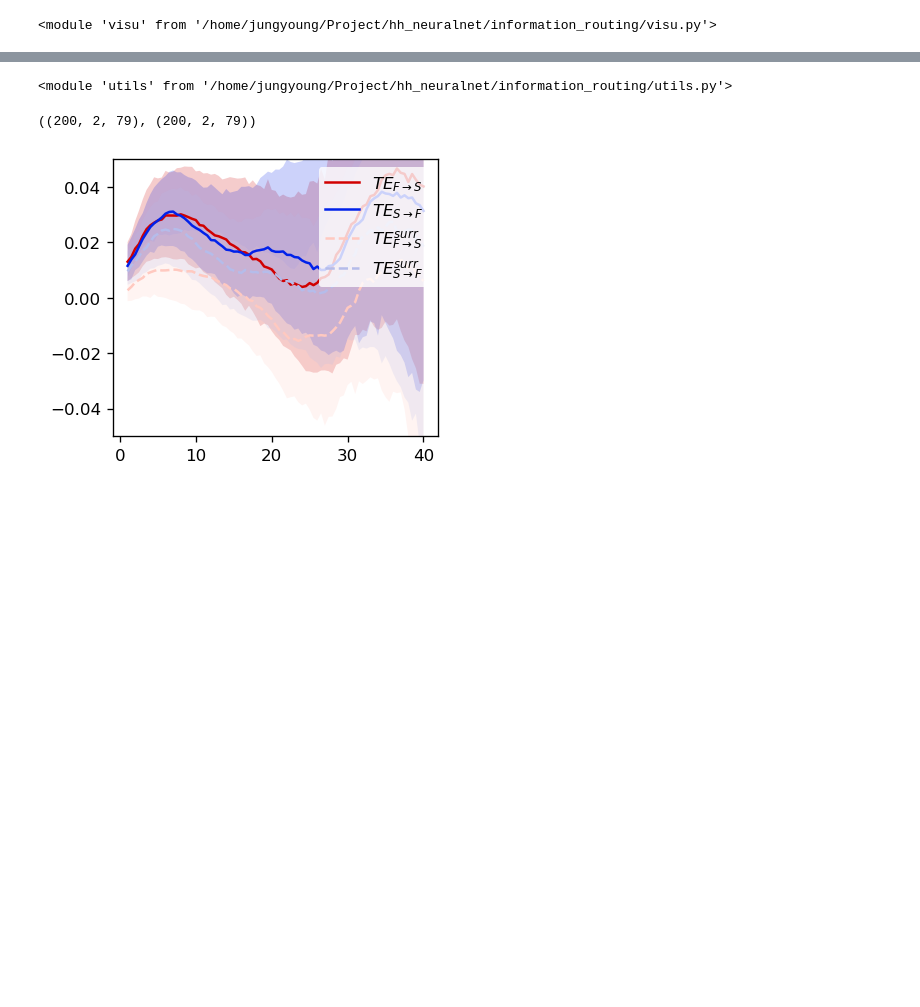
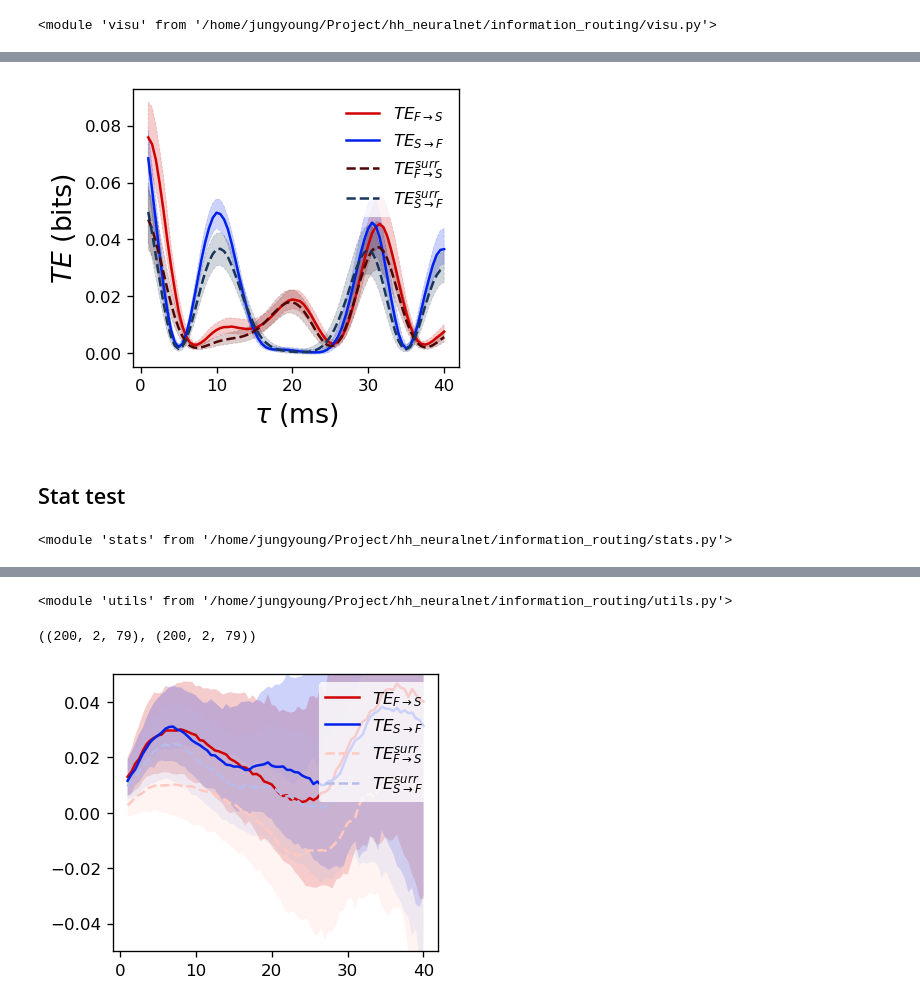
Before and after one commit to jyKim-97/hh_neuralnet, a Jupyter notebook: information_routing/te_result3.ipynb, the cells around one changed output, grey strips where cells are left out. Cells and saved outputs as stored; diff of their text form; code cells hidden in the pictures; blank space fills up the shorter version.

Commit message:
add methods for stat and barcode

```diff
--- a/information_routing/te_result3.ipynb
+++ b/information_routing/te_result3.ipynb
@@ -86,0 +25,14 @@ visu.draw_cfc_indicator(1, yl)
+# %%
+te_data_2d = utils.load_pickle("./data/te_2d_mua_2/te_813.pkl")
+te_data = utils.reduce_te_2d(te_data_2d)
+
+fig = visu.show_te_summary(te_data)
+# %% [output]
+[figure, added]
+# %% [markdown]
+## Stat test
+# %%
+import stats
+reload(stats)
+# %% [output]
+<module 'stats' from '/home/jungyoung/Project/hh_neuralnet/information_routing/stats.py'>
```
Also changed, not shown: parts of 88 cells of this notebook, 3 other files.
